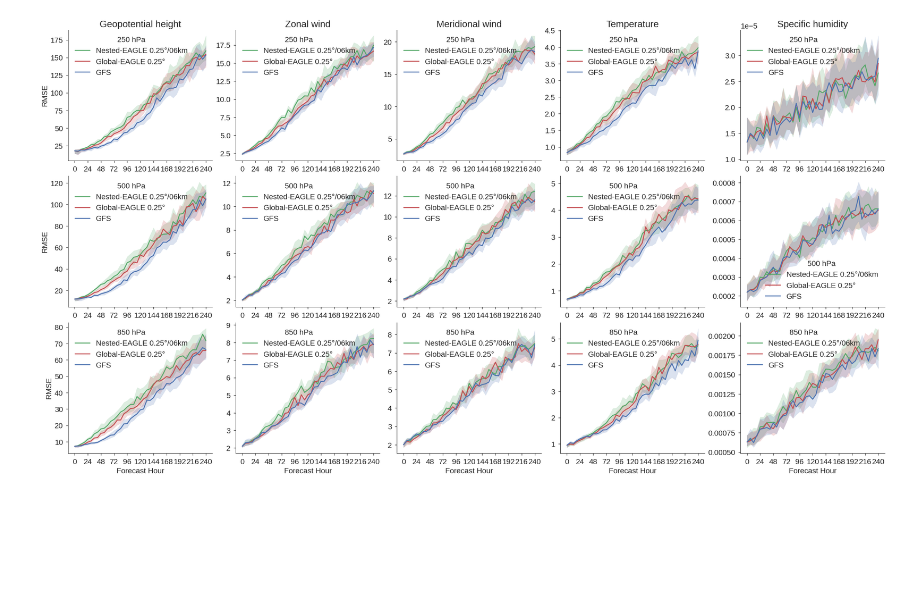
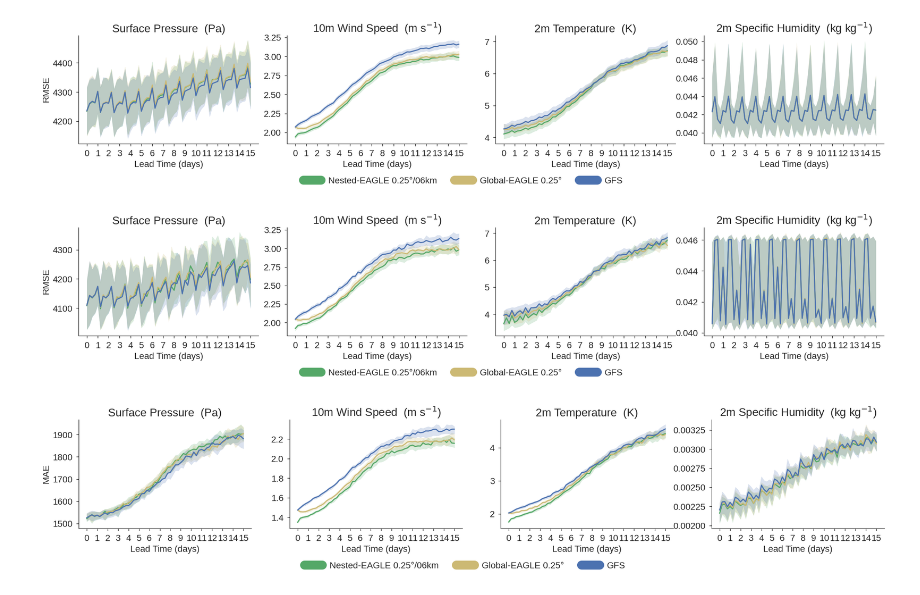
Before and after one commit to NOAA-PSL/nested-eagle, a Jupyter notebook: 0.25deg-06km/baselines/plot_metrics_vs_global_obs.ipynb, the cells around one changed output. Cells and saved outputs as stored; diff of their text form; code cells hidden in the pictures; blank space fills up the shorter version.

```diff
--- a/0.25deg-06km/baselines/plot_metrics_vs_global_obs.ipynb
+++ b/0.25deg-06km/baselines/plot_metrics_vs_global_obs.ipynb
@@ -7,10 +11,12 @@ import seaborn as sns
 plt.style.use("~/nice.mplstyle")
 # %%
 metric = "rmse"
-subregion = ".europe"
+subregion = ".northern_hemisphere" # Note, blank string gives global evaluation
 
-error = {}
-#error["Nested-EAGLE 0.25\u00B0/06km"] = xr.load_dataset(f"/pscratch/sd/t/timothys/nested-eagle/0.25deg-06km/mse24h/experiments/data-years/all/inference-validation/obs-metrics/{metric}.convobs.nested-global{subregion}.nc", decode_timedelta=True)
-error["Nested-EAGLE 0.25\u00B0/06km"] = xr.load_dataset(f"/pscratch/sd/t/timothys/nested-eagle/0.25deg-06km/mse06h/experiments/1.0deg-24km-latent/1x16encoders/inference-validation/obs-metrics/{metric}.convobs.nested-global{subregion}.nc", decode_timedelta=True)
-error["Global-EAGLE 0.25\u00B0"] = xr.load_dataset(f"/pscratch/sd/t/timothys/anemoi-house/gfs/0.25-degree/mse06h/experiments/1.0deg-latent/1x16encoders/inference-validation/obs-metrics/{metric}.convobs.global{subregion}.nc", decode_timedelta=True)
-error["GFS"] = xr.load_dataset(f"/pscratch/sd/t/timothys/nested-eagle/0.25deg-06km/baselines/gfs-forecasts-vs-gfs-analysis/obs-metrics/{metric}.convobs.global{subregion}.nc", decode_timedelta=True)
+valortest = "testing"
+
+rmse = {}
+#rmse["Nested-EAGLE Experimental"] = xr.load_dataset(f"/pscratch/sd/t/timothys/nested-eagle/0.25deg-06km/mse24h/experiments/data-years/all/inference-validation/obs-metrics/{metric}.convobs.nested-global{subregion}.nc", decode_timedelta=True)
+rmse["Nested-EAGLE 0.25\u00B0/06km"] = xr.load_dataset(f"/pscratch/sd/t/timothys/nested-eagle/0.25deg-06km/production/gfs-hrrr/stage1c/inference-{valortest}/obs-metrics/{metric}.convobs.nested-global{subregion}.nc", decode_timedelta=True)
+rmse["Global-EAGLE 0.25\u00B0"] = xr.load_dataset(f"/pscratch/sd/t/timothys/nested-eagle/0.25deg-06km/production/gfs-only/stage1c/inference-{valortest}/obs-metrics/{metric}.convobs.global{subregion}.nc", decode_timedelta=True)
+rmse["GFS"] = xr.load_dataset(f"/pscratch/sd/t/timothys/nested-eagle/0.25deg-06km/baselines/gfs-forecasts-vs-gfs-analysis/obs-metrics-{valortest}/{metric}.convobs.global{subregion}.nc", decode_timedelta=True)
@@ -92,5 +22,0 @@ fig, axs = plot_surface_error(surface_fields)
-# %%
-fig, axs = plot_level_vars(pressure_fields)
-#fig.savefig(f"figures/plevel_10d_rmse_6fields.jpeg", dpi=300, bbox_inches="tight")
-# %% [output]
-[figure, removed]
@@ -96,0 +34,12 @@ fig, axs = plot_level_vars(pressure_fields)
+# %%
+fig, axs = plot_surface_vars(rmse, metric_name="RMSE", estimator="mean")
+# %% [output]
+[figure, added]
+# %%
+fig, axs = plot_surface_vars(rmse, metric_name="RMSE")
+# %% [output]
+[figure, added]
+# %%
+fig, axs = plot_surface_vars(mae, metric_name="MAE")
+# %% [output]
+[figure, added]
```
Also changed, not shown: parts of 12 cells of this notebook, 2 other files.
